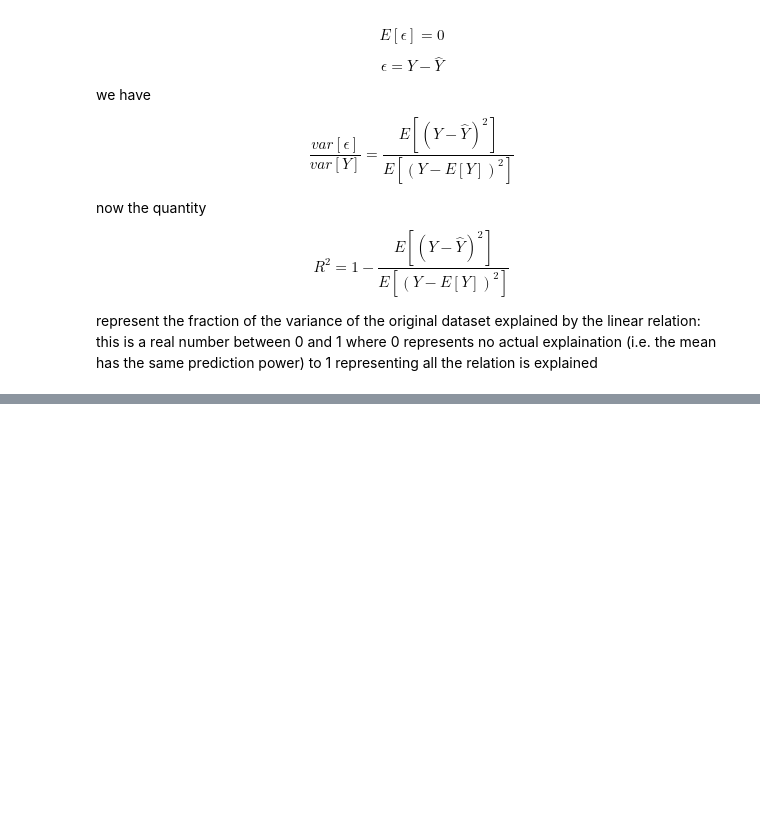
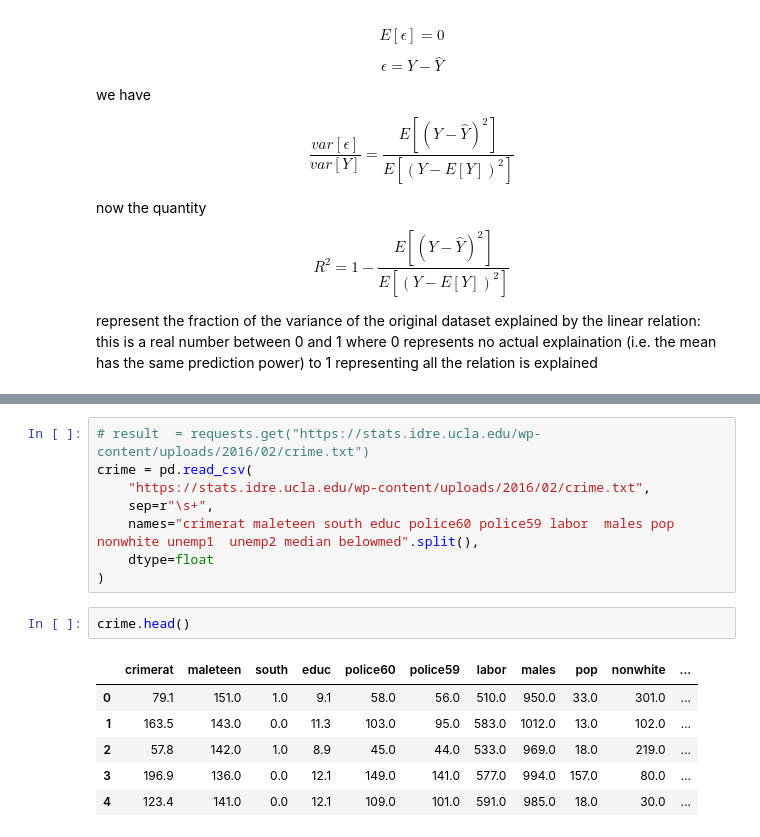
Before and after one commit to noiseOnTheNet/python-post023_jupyter_analitics, a Jupyter notebook: doc/Part_5.ipynb, the cells around one changed output, grey strips where cells are left out. Saved outputs shown, nothing was run; the diff lists cells and outputs as text; blank space fills up the shorter version.

```diff
--- a/doc/Part_5.ipynb
+++ b/doc/Part_5.ipynb
@@ -193,0 +237,17 @@ represent the fraction of the variance of the original dataset explained by the
+# %%
+# result  = requests.get("https://stats.idre.ucla.edu/wp-content/uploads/2016/02/crime.txt")
+crime = pd.read_csv(
+    "https://stats.idre.ucla.edu/wp-content/uploads/2016/02/crime.txt",
+    sep=r"\s+",
+    names="crimerat maleteen south educ police60 police59 labor  males pop nonwhite unemp1  unemp2 median belowmed".split(),
+    dtype=float
+)
+# %%
+crime.head()
+# %% [output]
+|  | crimerat | maleteen | south | educ | police60 | police59 | labor | males | pop | nonwhite | ... |
+| 0 | 79.1 | 151.0 | 1.0 | 9.1 | 58.0 | 56.0 | 510.0 | 950.0 | 33.0 | 301.0 | ... |
+| 1 | 163.5 | 143.0 | 0.0 | 11.3 | 103.0 | 95.0 | 583.0 | 1012.0 | 13.0 | 102.0 | ... |
+| 2 | 57.8 | 142.0 | 1.0 | 8.9 | 45.0 | 44.0 | 533.0 | 969.0 | 18.0 | 219.0 | ... |
+| 3 | 196.9 | 136.0 | 0.0 | 12.1 | 149.0 | 141.0 | 577.0 | 994.0 | 157.0 | 80.0 | ... |
+| 4 | 123.4 | 141.0 | 0.0 | 12.1 | 109.0 | 101.0 | 591.0 | 985.0 | 18.0 | 30.0 | ... |
```
Also changed, not shown: parts of 4 cells of this notebook, 1 other file.
